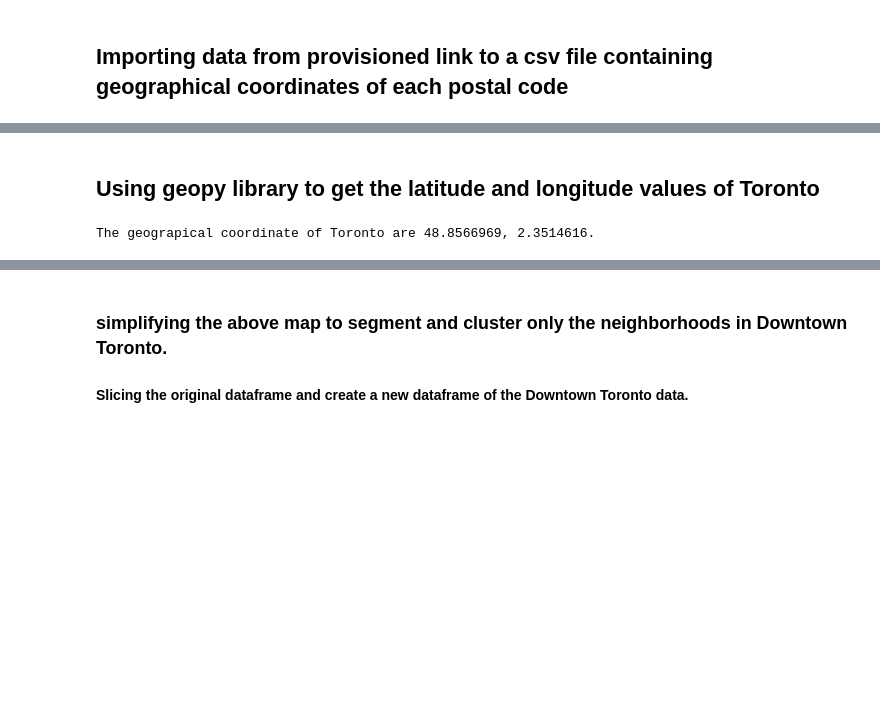
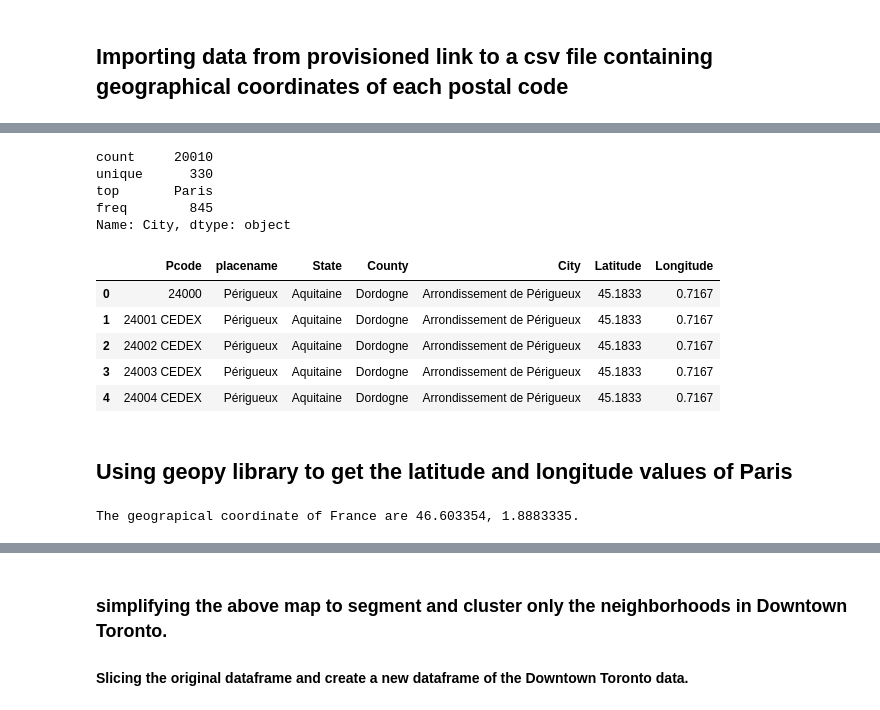
Before and after one commit to king36ix/DS_CAPTSONE_Coursera, a Jupyter notebook: DS_Capstone_France.ipynb, the cells around one changed output, grey strips where cells are left out. Saved outputs shown, nothing was run; the diff lists cells and outputs as text; code cells hidden in the pictures; blank space fills up the shorter version.

```diff
--- a/DS_Capstone_France.ipynb
+++ b/DS_Capstone_France.ipynb
@@ -93,0 +36,3 @@ The dataframe has 10 boroughs and 103 neighborhoods.
+# %%
+fr_df=pd.read_excel(r"F:\GitHub\DS_CAPTSONE_Coursera\FR_postal_codes.xlsx")
+fr_df.info()
@@ -93,0 +54,23 @@ The dataframe has 10 boroughs and 103 neighborhoods.
+# %%
+fr_df.rename(columns={"Place Name": "placename"},inplace='True')
+fr_df.rename(columns={"Postal Code": "Pcode"},inplace='True')
+# %%
+fr_df['City'].describe()
+# %% [output]
+count     20010
+unique      330
+top       Paris
+freq        845
+Name: City, dtype: object
+# %%
+# fr_df[fr_df['City']=='Paris']
+notparis_df=fr_df[fr_df['City']!='Paris']
+paris_df=fr_df[fr_df['City']=='Paris']
+notparis_df.head()
+# %% [output]
+|  | Pcode | placename | State | County | City | Latitude | Longitude |
+| 0 | 24000 | Périgueux | Aquitaine | Dordogne | Arrondissement de Périgueux | 45.1833 | 0.7167 |
+| 1 | 24001 CEDEX | Périgueux | Aquitaine | Dordogne | Arrondissement de Périgueux | 45.1833 | 0.7167 |
+| 2 | 24002 CEDEX | Périgueux | Aquitaine | Dordogne | Arrondissement de Périgueux | 45.1833 | 0.7167 |
+| 3 | 24003 CEDEX | Périgueux | Aquitaine | Dordogne | Arrondissement de Périgueux | 45.1833 | 0.7167 |
+| 4 | 24004 CEDEX | Périgueux | Aquitaine | Dordogne | Arrondissement de Périgueux | 45.1833 | 0.7167 |
@@ -94,12 +85,12 @@ The dataframe has 10 boroughs and 103 neighborhoods.
 # %% [markdown]
-<h2>Using geopy library to get the latitude and longitude values of Toronto</h2>
+<h2>Using geopy library to get the latitude and longitude values of Paris</h2>
 # %%
-address = 'Paris, FR'
-geolocator = Nominatim(user_agent="ny_explorer")
+address = 'France'
+geolocator = Nominatim(user_agent="FR_explorer")
 location = geolocator.geocode(address)
 latitude = location.latitude
 longitude = location.longitude
-print('The geograpical coordinate of Toronto are {}, {}.'.format(latitude, longitude))
+print('The geograpical coordinate of {} are {}, {}.'.format(address,latitude, longitude))
 # %% [output]
-The geograpical coordinate of Toronto are 48.8566969, 2.3514616.
+The geograpical coordinate of France are 46.603354, 1.8883335.
 # %%
```
Also changed, not shown: parts of 23 cells of this notebook, 2 other files.
